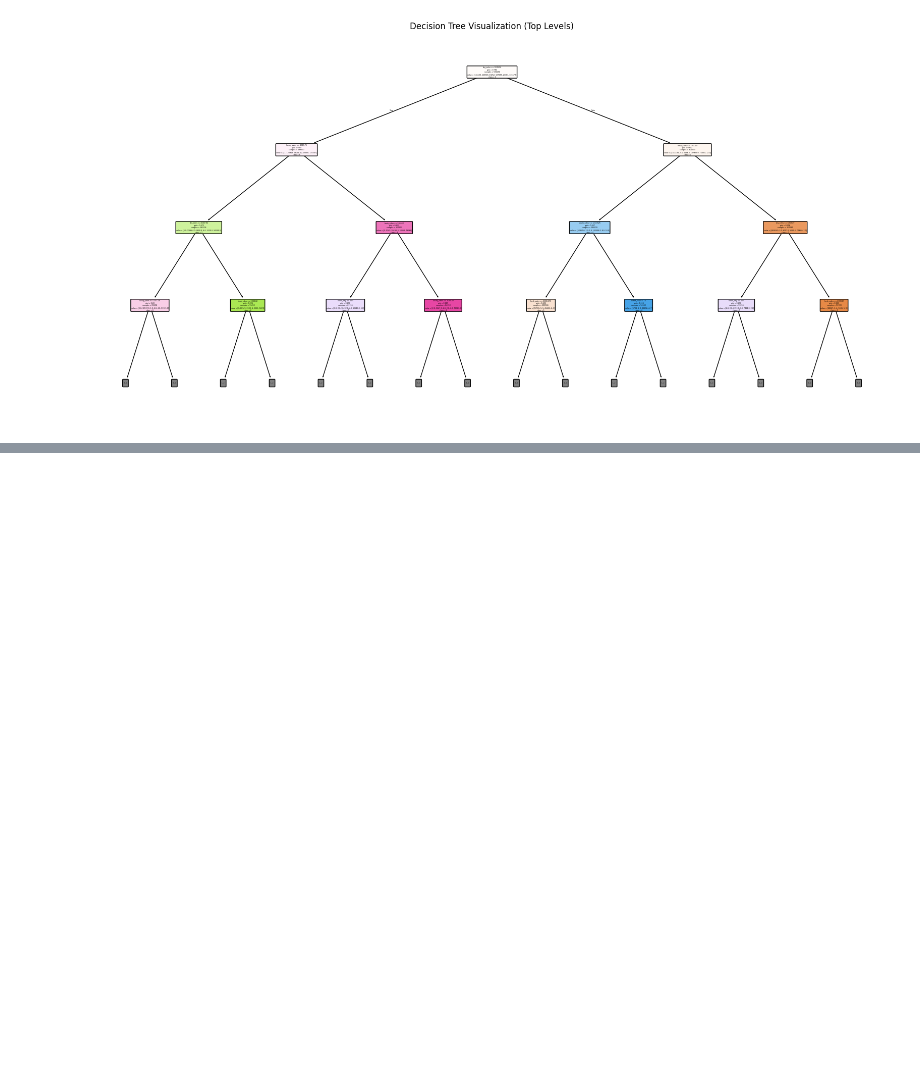
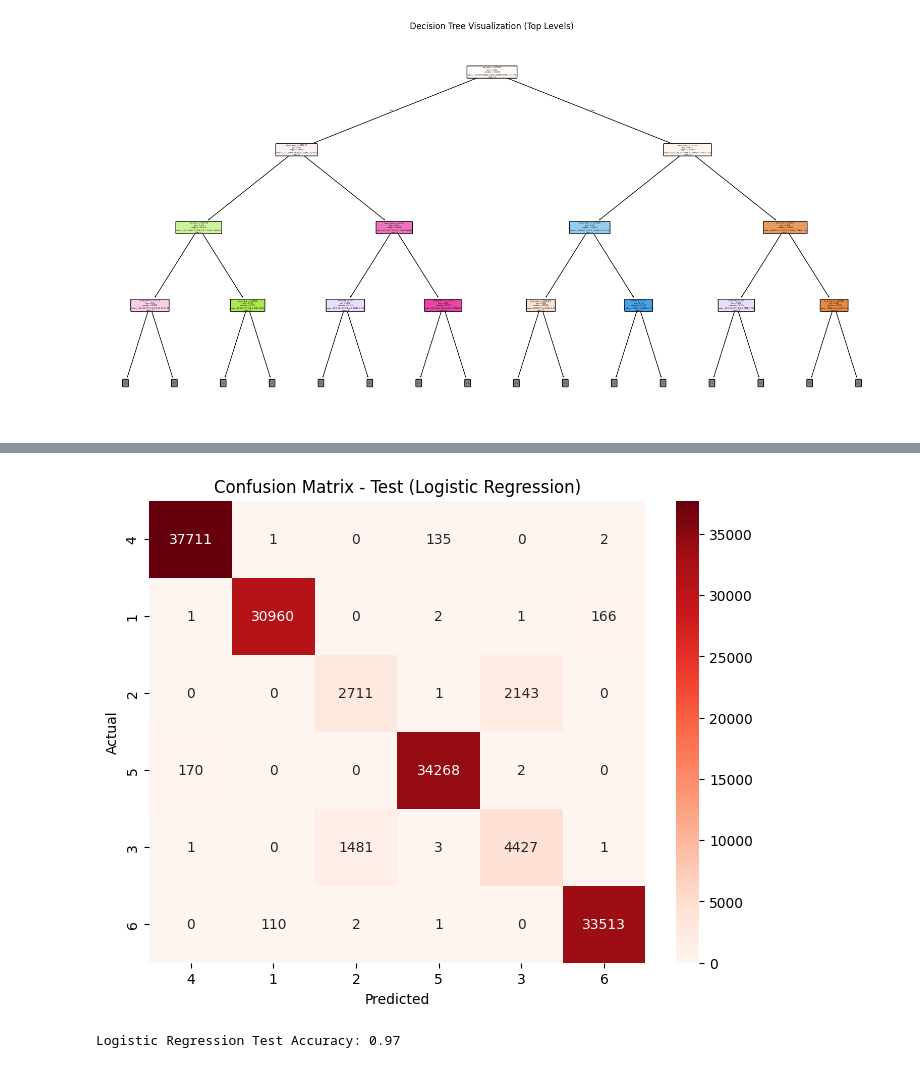
Before and after one commit to DATASCIENCE-PROJECT-GROUP/DATASCIENCE---CW, a Jupyter notebook: MODELLING_2.ipynb, the cells around one changed output, grey strips where cells are left out. Saved outputs shown, nothing was run; the diff lists cells and outputs as text; code cells hidden in the pictures; blank space fills up the shorter version.

```diff
--- a/MODELLING_2.ipynb
+++ b/MODELLING_2.ipynb
@@ -700,0 +794,18 @@ FileNotFoundError: [Errno 2] No such file or directory: '/content/drive/MyDrive/
+# %%
+# Confusion Matrix - Test Data
+cm_test = confusion_matrix(y_test, test_preds)
+labels = df["cluster_catgeory"].unique()
+plt.figure(figsize=(8, 6))
+sns.heatmap(cm_test, annot=True, fmt='d', cmap='Reds', xticklabels=labels, yticklabels=labels)
+plt.xlabel('Predicted')
+plt.ylabel('Actual')
+plt.title('Confusion Matrix - Test (Logistic Regression)')
+plt.show()
+# %% [output]
+[figure, added]
+# %%
+# Test Accuracy Score
+test_accuracy = accuracy_score(y_test, test_preds)
+print(f"Logistic Regression Test Accuracy: {test_accuracy:.2f}")
+# %% [output]
+Logistic Regression Test Accuracy: 0.97
```
Also changed, not shown: parts of 14 cells of this notebook.
